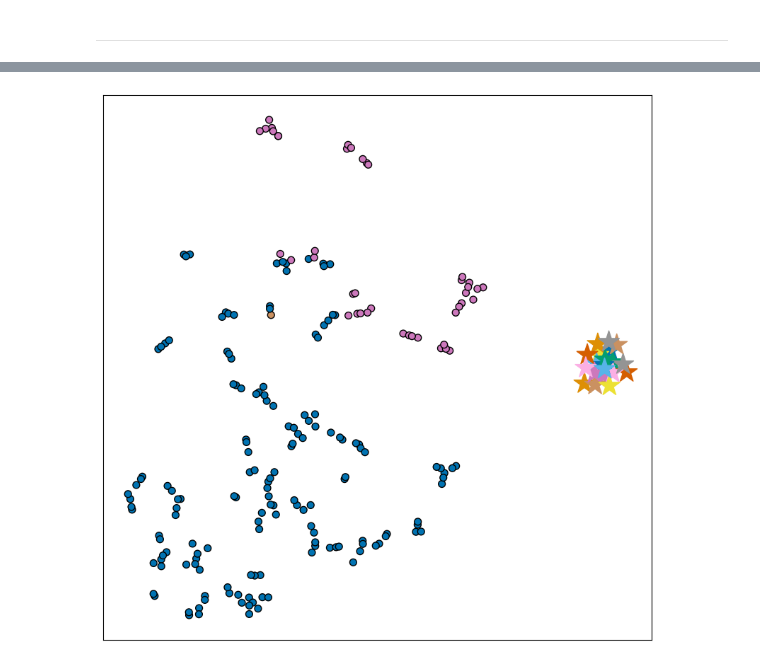
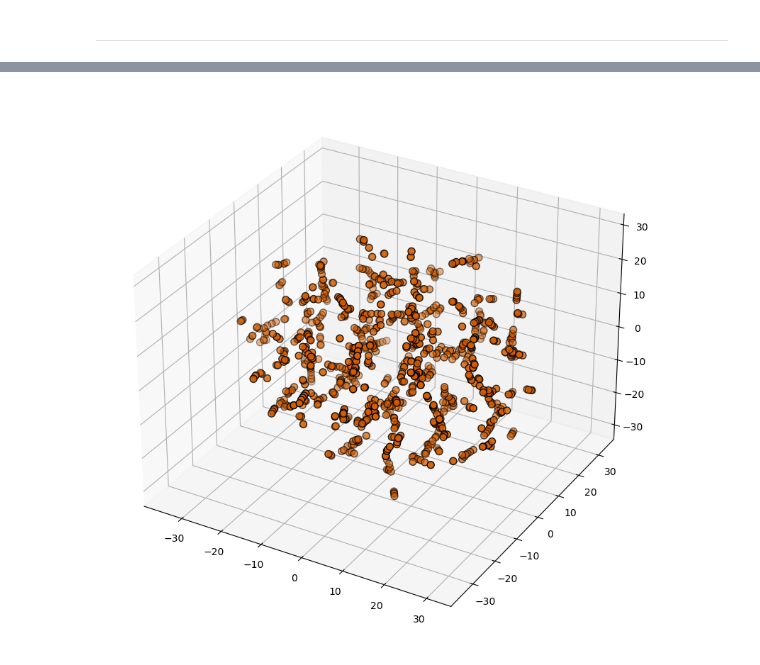
Before and after one commit to deepkashiwa20/CL-Traff, a Jupyter notebook: draw_case_LA.ipynb, the cells around one changed output, grey strips where cells are left out. Saved outputs shown, nothing was run; the diff lists cells and outputs as text; code cells hidden in the pictures.

```diff
--- a/draw_case_LA.ipynb
+++ b/draw_case_LA.ipynb
@@ -260,13 +260,13 @@ def draw_all(date_index,node_index,data,model_use,scaler,type="train"):
     draw_pred(12,node_index,date_index,test_input,y_pred,y,data,type)
     draw_hid(mask,pos,query,neg,node_index)
 # %%
-num_samples=200
+num_samples=1000
 date_random_list = np.random.randint(0, 20001, size=num_samples)
 node_random_list = np.random.randint(0, 207, size=num_samples)
 # %%
-rnn_layers=3
+rnn_layers=1
 
-modelpt_path=f'./pts/LA_C_trip_nohis_3l.pt'
+modelpt_path=f'./pts/LA_CD_trip0.5_moveP.pt'
 
 model = MDGCRNAdjHiDD(num_nodes=num_nodes, input_dim=input_dim, output_dim=output_dim, horizon=horizon,
                  rnn_units=rnn_units, rnn_layers=rnn_layers, cheb_k = max_diffusion_step, mem_num=mem_num,
@@ -322,10 +469,12 @@ offset_0319_mon=288*7*2+288*4
 # %%
 import seaborn as sns
+from mpl_toolkits.mplot3d import Axes3D
 
 def draw_count_meta(data, model_use, scaler, date_random_list, node_random_list):
     model_use.eval()
     labels=[]
-    samples=[]
+    queries=[]
+    poss=[]
     for i in range(len(date_random_list)):
         date_index=date_random_list[i]
         node_index=node_random_list[i]
@@ -338,58 +487,50 @@ def draw_count_meta(data, model_use, scaler, date_random_list, node_random_list)
         with torch.no_grad():
             output, h_att, query, pos, neg, mask, real_dis, latent_dis, mask_dis = model_use(x, x_cov, scaler.transform(x_his), y_cov)
 
         mask=mask.squeeze().cpu().detach()
         pos=pos.squeeze().cpu().detach()
         query=query.squeeze().cpu().detach()
         neg=neg.squeeze().cpu().detach()
 
         query_t=query[:1,node_index,:]
         query_his=query[1:,node_index,:]
-        pos_t=pos[:1,:,:]
-        pos_his=pos[1:,:,:]
+        pos_t=pos[:1,node_index,:]
+        pos_his=pos[1:,node_index,:]
         mask_t=mask[:1,:,:]
         mask_his=mask[1:,:,:]
         neg_t=neg[0,node_index,:,:]
         neg_his=neg[1,node_index,:,:]
 
         labels.append(int(torch.nonzero(mask_t[0,node_index,:], as_tuple=False)[0,0]))
 
-        samples.append(query_t[0])
+        queries.append(query_t[0])
+        poss.append(pos_t[0])
 
-    samples=torch.stack(samples, dim=0).detach().cpu().numpy()
-    meta_nodes=model.memory["Memory"].detach().cpu().numpy()
+    queries=torch.stack(queries, dim=0).detach().cpu().numpy()
+    poss=torch.stack(poss, dim=0).detach().cpu().numpy()
+    inputs=queries
 
     # 合并特殊点和普通点
-    # print("Labels: ", labels)
-    tsne = TSNE(n_components=2, perplexity=3, random_state=666)
-    all_points = np.vstack((meta_nodes, samples))
-    all_points_tsne = tsne.fit_transform(all_points)
+    tsne = TSNE(n_components=3, perplexity=3, random_state=666)
+    all_points_tsne = tsne.fit_transform(inputs)
 
     palette = sns.color_palette("colorblind", 20)  # 为20个Meta nodes分配不同的颜色
     meta_colors = np.array(palette)  # Meta nodes颜色
-
-    meta_node_colors = meta_colors  # Meta nodes的颜色
-    ordinary_point_colors = meta_colors[labels]  # 普通点的颜色，基于Meta nodes的颜色
+    point_colors = meta_colors[labels]  # 普通点的颜色，基于Meta nodes的颜色
 
     # 绘制散点图
-    plt.figure(figsize=(10, 10))
+    fig=plt.figure(figsize=(10, 10))
 
-    # 绘制Meta nodes
-    meta_nodes_tsne = all_points_tsne[:20]  # 前20个点是Meta nodes
-    plt.scatter(meta_nodes_tsne[:, 0], meta_nodes_tsne[:, 1], c=meta_node_colors, marker='*', s=500, label='Meta Nodes')
+    ax=fig.add_subplot(111, projection='3d')
+    scatter = ax.scatter(all_points_tsne[:, 0], all_points_tsne[:, 1], all_points_tsne[:, 2], c=point_colors, marker='o', s=50, edgecolor='k', label='Ordinary Points')
 
-    # 绘制普通点
-    ordinary_points_tsne = all_points_tsne[20:]  # 剩下的点是普通点
-    scatter = plt.scatter(ordinary_points_tsne[:, 0], ordinary_points_tsne[:, 1], c=ordinary_point_colors, marker='o', s=50, edgecolor='k', label='Ordinary Points')
-    ax = plt.gca()
-
-    # 去除x轴和y轴的坐标
-    ax.set_xticks([])  # 去除x轴刻度
-    ax.set_yticks([])  # 去除y轴刻度
+    # # 去除x轴和y轴的坐标
+    # ax.set_xticks([])  # 去除x轴刻度
+    # ax.set_yticks([])  # 去除y轴刻度
 
 draw_count_meta(data, model_use=model, scaler=scaler, date_random_list=date_random_list, node_random_list=node_random_list)
 # %% [output]
-[figure, old version]
+[figure, new version]
 # %%
 # import time
 # start_time = time.time()
```
Also changed, not shown: parts of 5 cells of this notebook, 5 other files.
